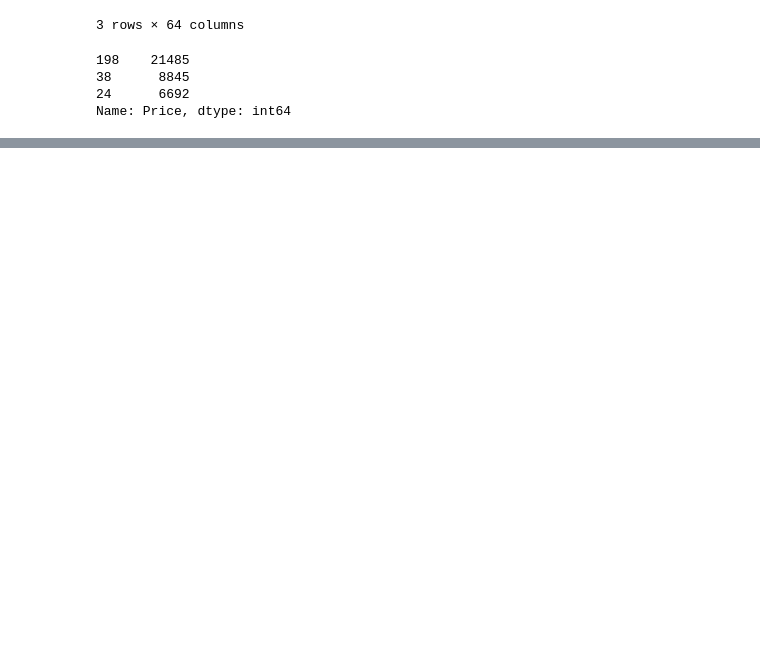
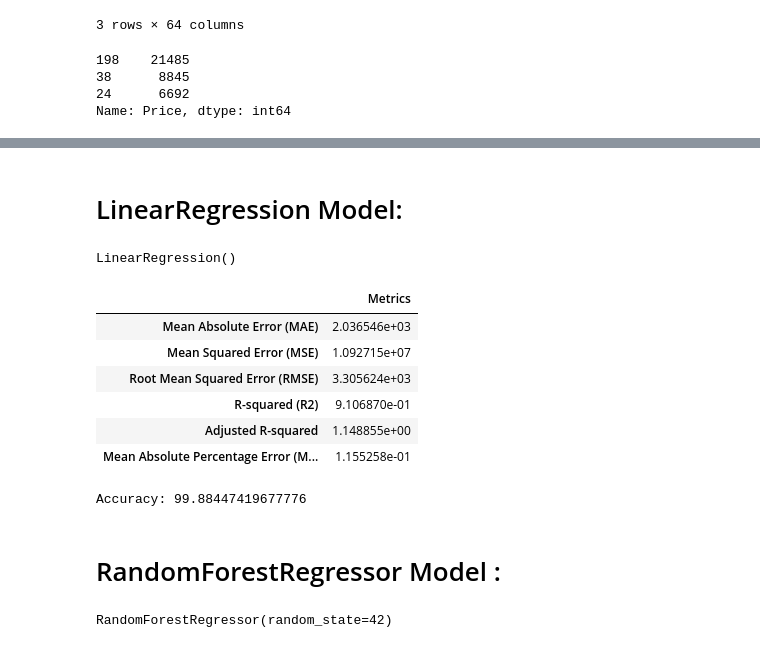
Before and after one commit to harshaslekar5968-crypto/Auto_Price_Prediction_Project, a Jupyter notebook: Auto_Price_Prediction_Model.ipynb, the cells around one changed output, grey strips where cells are left out. Drawn from its saved outputs; the diff is of its cells as text; code cells hidden in the pictures; blank space fills up the shorter version.

```diff
--- a/Auto_Price_Prediction_Model.ipynb
+++ b/Auto_Price_Prediction_Model.ipynb
@@ -393,3 +389,9 @@ Import Models
 lr_model = LinearRegression()
 rf_model = RandomForestRegressor(random_state=42)
 dt_model = DecisionTreeRegressor(random_state=42)
+# %% [markdown]
+# LinearRegression Model:
+# %%
+lr_model.fit(df_train_x,df_train_y)
+# %% [output]
+LinearRegression()
@@ -395,0 +400,41 @@ dt_model = DecisionTreeRegressor(random_state=42)
+# %%
+mae = mean_absolute_error(df_test_y,lr_predictions)
+mse = mean_squared_error(df_test_y,lr_predictions)
+rmse = np.sqrt(mse)
+r2 = r2_score(df_test_y,lr_predictions)
+mape = mean_absolute_percentage_error(df_test_y,lr_predictions)
+# %%
+# Adjusted R-squared calculation :
+adjusted_r2 = 1 - (1 - r2) * (len(df_test_y) - 1) / (len(df_test_y) - df_test_x.shape[1] - 1)
+# %%
+lr_metrics = {"Mean Absolute Error (MAE)": mae,
+      "Mean Squared Error (MSE)": mse,
+      "Root Mean Squared Error (RMSE)": rmse,
+      "R-squared (R2)": r2,
+      "Adjusted R-squared": adjusted_r2,
+      "Mean Absolute Percentage Error (MAPE)": mape}
+
+# Reporting the metrics
+
+Report = pd.DataFrame(lr_metrics,index=["Metrics"]).T
+
+Report
+# %% [output]
+|  | Metrics |
+| Mean Absolute Error (MAE) | 2.036546e+03 |
+| Mean Squared Error (MSE) | 1.092715e+07 |
+| Root Mean Squared Error (RMSE) | 3.305624e+03 |
+| R-squared (R2) | 9.106870e-01 |
+| Adjusted R-squared | 1.148855e+00 |
+| Mean Absolute Percentage Error (M... | 1.155258e-01 |
+# %%
+Accuracy = 100 - mape
+print("\nAccuracy:", Accuracy)
+# %% [output]
+Accuracy: 99.88447419677776
+# %% [markdown]
+# RandomForestRegressor Model :
+# %%
+rf_model.fit(df_train_x,df_train_y)
+# %% [output]
+RandomForestRegressor(random_state=42)
```
Also changed, not shown: parts of 37 cells of this notebook.
